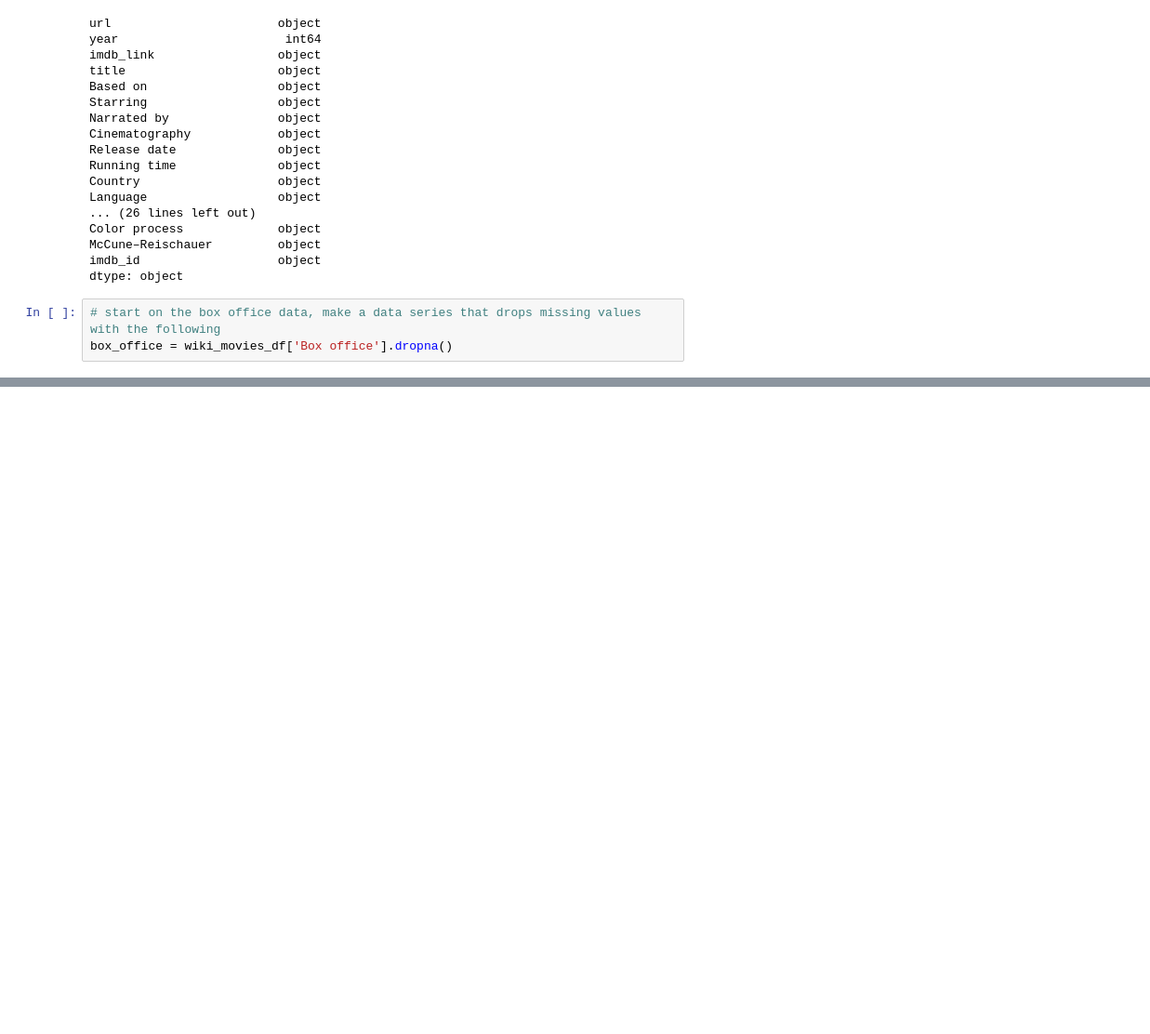
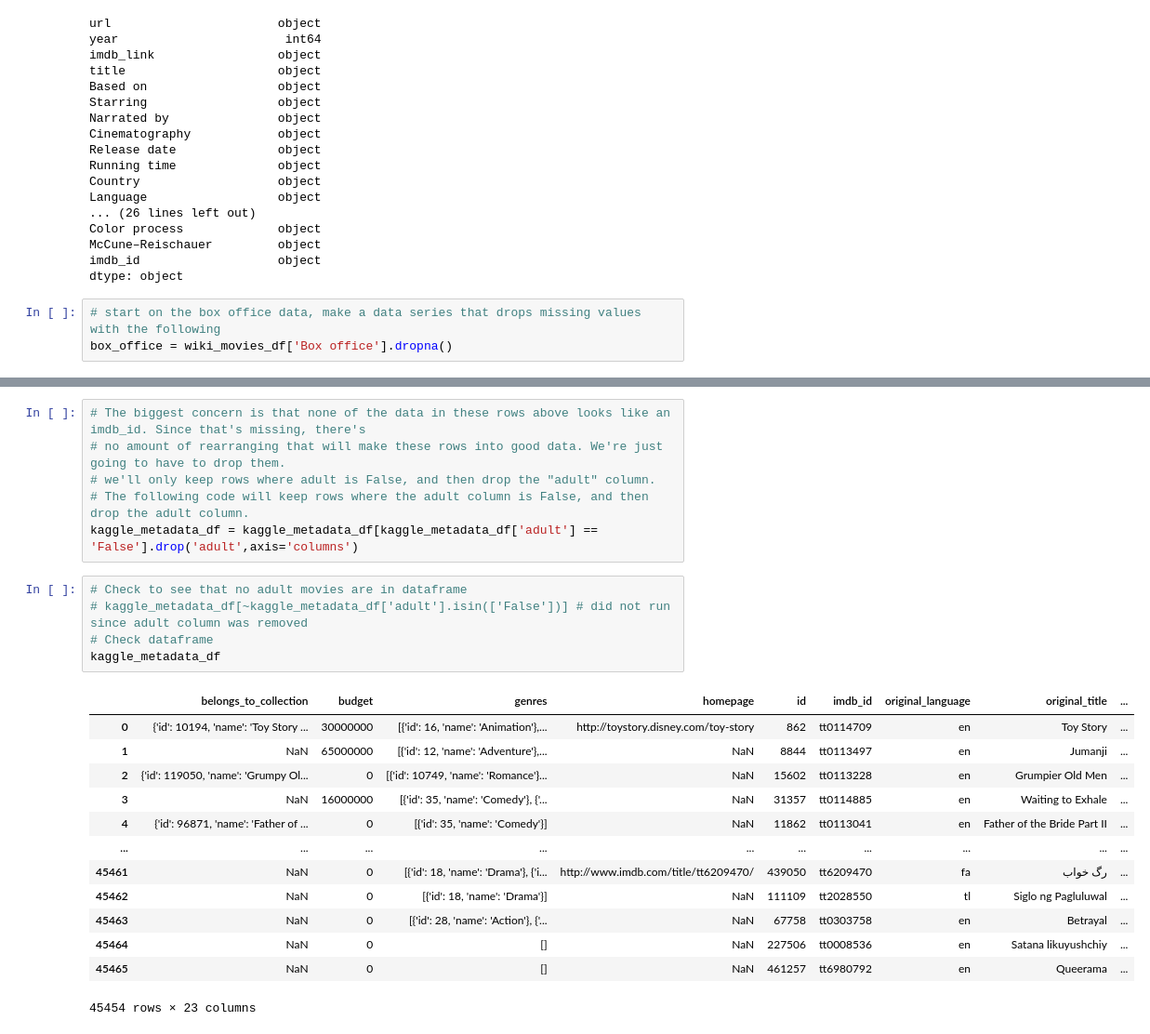
Before and after one commit to Robertfnicholson/Movies_ETL, a Jupyter notebook: movies.ipynb, the cells around one changed output, grey strips where cells are left out. Shown at 93% size. Drawn from its saved outputs; the diff is of its cells as text; blank space fills up the shorter version.

```diff
--- a/movies.ipynb
+++ b/movies.ipynb
@@ -949,0 +1187,25 @@ wiki_movies_df
+# %%
+# The biggest concern is that none of the data in these rows above looks like an imdb_id. Since that's missing, there's
+# no amount of rearranging that will make these rows into good data. We're just going to have to drop them.
+# we'll only keep rows where adult is False, and then drop the "adult" column.
+# The following code will keep rows where the adult column is False, and then drop the adult column.
+kaggle_metadata_df = kaggle_metadata_df[kaggle_metadata_df['adult'] == 'False'].drop('adult',axis='columns')
+# %%
+# Check to see that no adult movies are in dataframe
+# kaggle_metadata_df[~kaggle_metadata_df['adult'].isin(['False'])] # did not run since adult column was removed
+# Check dataframe
+kaggle_metadata_df
+# %% [output]
+|  | belongs_to_collection | budget | genres | homepage | id | imdb_id | original_language | original_title | ... |
+| 0 | {'id': 10194, 'name': 'Toy Story ... | 30000000 | [{'id': 16, 'name': 'Animation'},... | http://toystory.disney.com/toy-story | 862 | tt0114709 | en | Toy Story | ... |
+| 1 | NaN | 65000000 | [{'id': 12, 'name': 'Adventure'},... | NaN | 8844 | tt0113497 | en | Jumanji | ... |
+| 2 | {'id': 119050, 'name': 'Grumpy Ol... | 0 | [{'id': 10749, 'name': 'Romance'}... | NaN | 15602 | tt0113228 | en | Grumpier Old Men | ... |
+| 3 | NaN | 16000000 | [{'id': 35, 'name': 'Comedy'}, {'... | NaN | 31357 | tt0114885 | en | Waiting to Exhale | ... |
+| 4 | {'id': 96871, 'name': 'Father of ... | 0 | [{'id': 35, 'name': 'Comedy'}] | NaN | 11862 | tt0113041 | en | Father of the Bride Part II | ... |
+| ... | ... | ... | ... | ... | ... | ... | ... | ... | ... |
+| 45461 | NaN | 0 | [{'id': 18, 'name': 'Drama'}, {'i... | http://www.imdb.com/title/tt6209470/ | 439050 | tt6209470 | fa | رگ خواب | ... |
+| 45462 | NaN | 0 | [{'id': 18, 'name': 'Drama'}] | NaN | 111109 | tt2028550 | tl | Siglo ng Pagluluwal | ... |
+| 45463 | NaN | 0 | [{'id': 28, 'name': 'Action'}, {'... | NaN | 67758 | tt0303758 | en | Betrayal | ... |
+| 45464 | NaN | 0 | [] | NaN | 227506 | tt0008536 | en | Satana likuyushchiy | ... |
+| 45465 | NaN | 0 | [] | NaN | 461257 | tt6980792 | en | Queerama | ... |
+45454 rows × 23 columns
```
Also changed, not shown: parts of 70 cells of this notebook.
